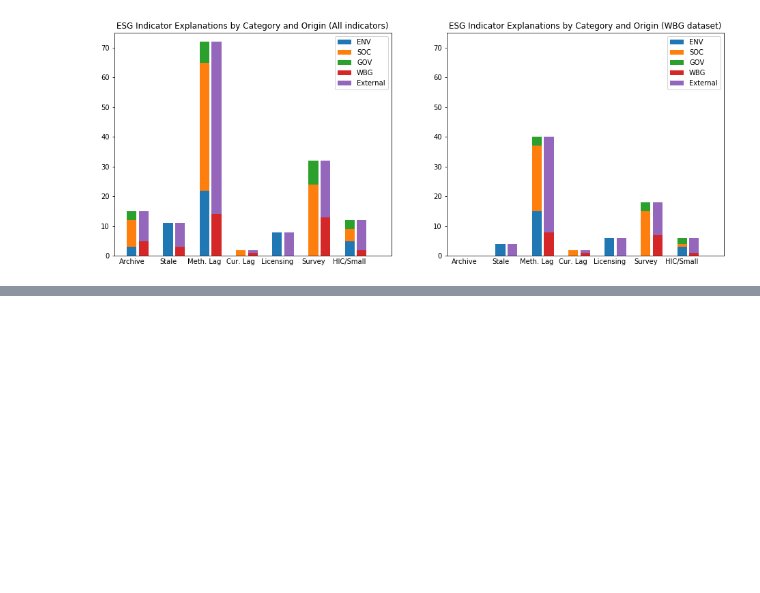
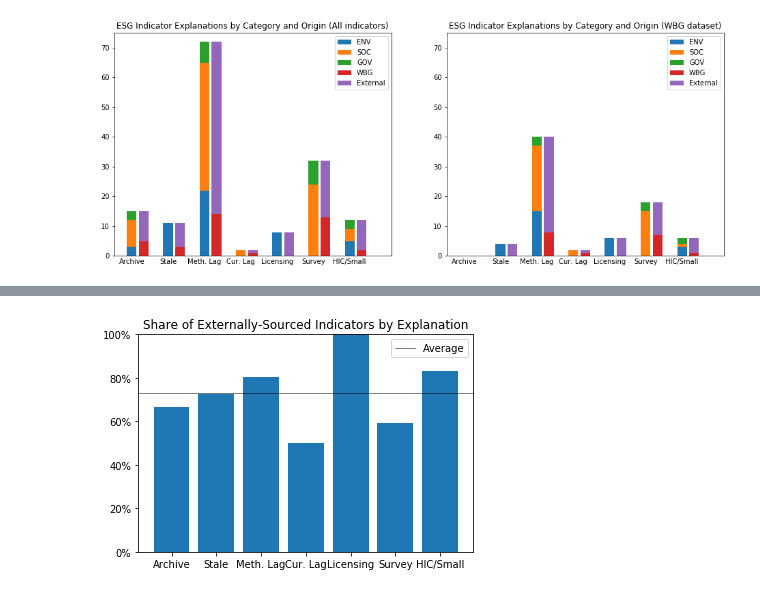
Before and after one commit to worldbank/ESG_gaps_research, a Jupyter notebook: python/summary-analysis.ipynb, the cells around one changed output, grey strips where cells are left out. Saved outputs shown, nothing was run; the diff lists cells and outputs as text; code cells hidden in the pictures; blank space fills up the shorter version.

```diff
--- a/python/summary-analysis.ipynb
+++ b/python/summary-analysis.ipynb
@@ -92,3 +33,15 @@ esg.pivot_table(index='source_type',columns='sector', aggfunc='count',values='ce
 | UN | 9 | 49 | 8 | 66 |
 | OTHER | 25 | 5 | 2 | 32 |
 | All | 44 | 66 | 24 | 134 |
+# %%
+# create a summary table in percentage terms
+pt = esg.pivot_table(index='domain',columns='sector', aggfunc='count',values='cetsid')
+pt['Total'] = pt.sum(axis=1)
+pt
+
+work = pt.copy()
+for i in pt.columns:
+    work[i] = pt[i] / pt[i].sum()
+
+work.loc['Total'] = pt.sum() / pt.sum()['Total']
+work
@@ -180,0 +138,24 @@ esg[esg['expl_d']==1][core_fields]
+# %%
+import matplotlib.ticker as ticker
+
+def plot_shares(ax, columns, data, ref):
+
+    ax.bar(range(0,len(columns)), data)
+    plt.xticks(range(0,len(columns)), ['Archive', 'Stale', 'Meth. Lag', 'Cur. Lag', 'Licensing', 'Survey', 'HIC/Small'])
+    plt.ylim(0,1)
+    ax.yaxis.set_major_formatter(ticker.PercentFormatter(1.0))
+    if ref:
+        ax.axhline(ref, 0, len(columns), lw=0.5, color='black',label='Average')
+        ax.legend()
+
+esg2 = esg.groupby('domain').sum()[expl_a_g]
+
+for i in esg2.columns:
+    esg2[i] = esg2[i] / esg2[i].sum()
+
+plt.figure()
+plot_shares(plt.subplot(), esg2.columns, esg2.loc['EXTERNAL'], work.loc['EXTERNAL', 'Total'])
+plt.title('Share of Externally-Sourced Indicators by Explanation')
+plt.show()
+# %% [output]
+[figure, added]
```
Also changed, not shown: parts of 10 cells of this notebook, 1 other file.
